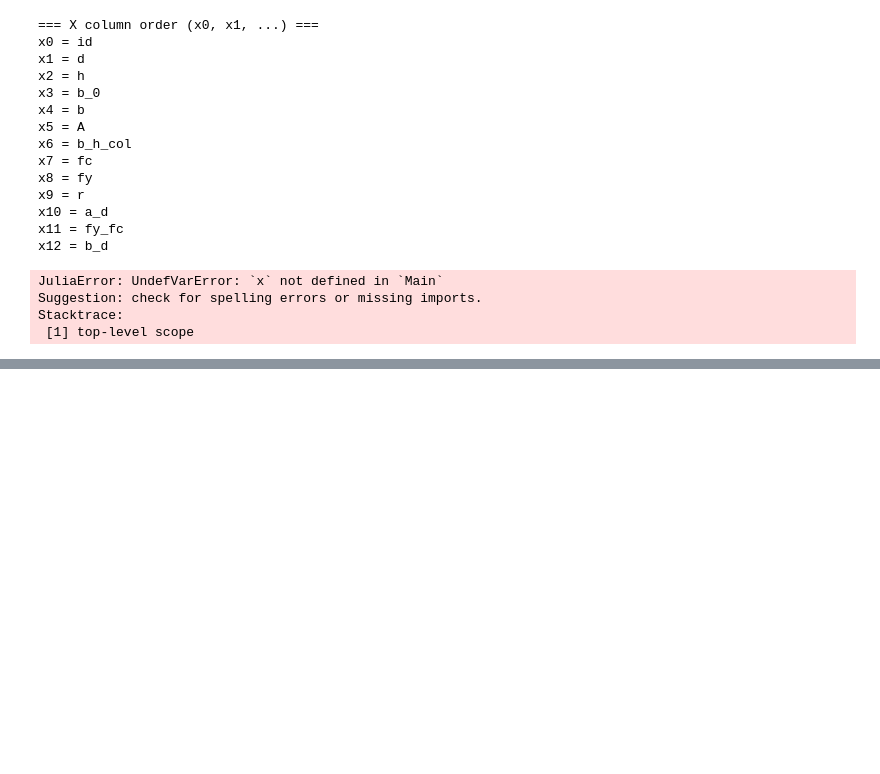
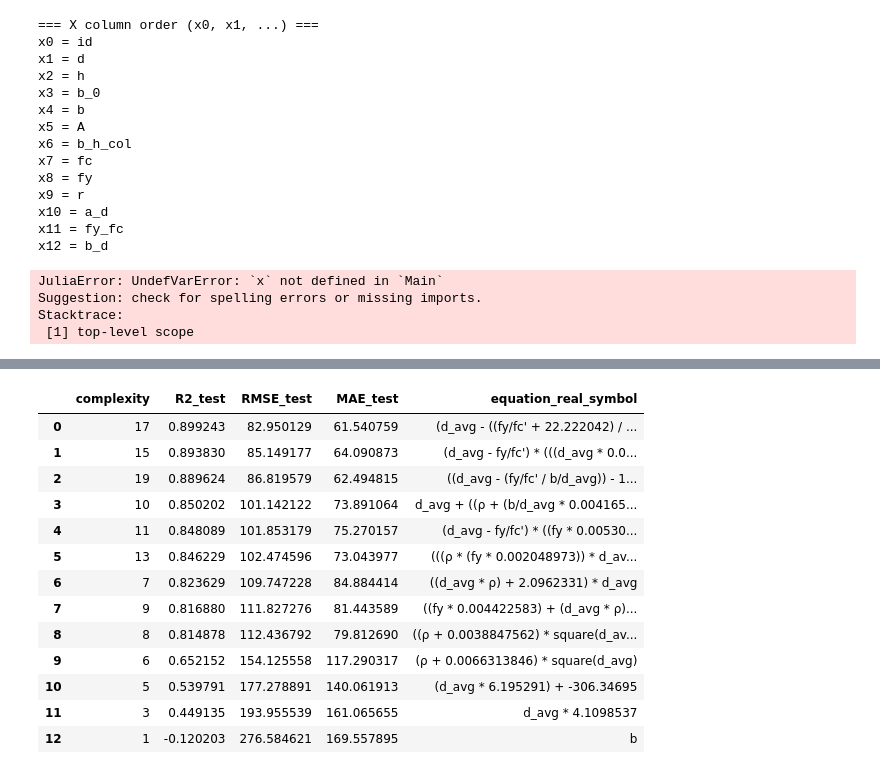
Before and after one commit to kosb123/Punching-shear, a Jupyter notebook: 코드/경험식.ipynb, the cells around one changed output, grey strips where cells are left out. Cells and saved outputs as stored; diff of their text form; code cells hidden in the pictures; blank space fills up the shorter version.

```diff
--- a/코드/경험식.ipynb
+++ b/코드/경험식.ipynb
@@ -196,0 +587,71 @@ x11 = b_d
+# %%
+import re
+import numpy as np
+import pandas as pd
+from sklearn.metrics import r2_score, mean_squared_error, mean_absolute_error
+
+# -----------------------------
+# 1) 변수 매핑 (확실하게)
+# -----------------------------
+# var_names 는 위에서 PySR에 넘긴 리스트
+# 예: ['a/d_avg','b/d_avg','fy/fc\'','b0','b','A','d_avg','fy','ρ']
+
+var_map = {f"x{i}": var_names[i] for i in range(len(var_names))}
+
+eqdf = model.equations_.copy()
+
+rows = []
+
+for i, row in eqdf.iterrows():
+
+    eq_raw = row["equation"]
+    comp   = row["complexity"]
+
+    # -----------------------------
+    # 2) x숫자 → 실제 변수명 변환 (정규식)
+    # -----------------------------
+    eq_real = eq_raw
+    for k, v in var_map.items():
+        eq_real = re.sub(rf"\b{k}\b", v, eq_real)
+
+    # -----------------------------
+    # 3) 성능 계산
+    # -----------------------------
+    f = row["lambda_format"]
+
+    yhat_train = f(X_train)
+    yhat_test  = f(X_test)
+
+    r2_tr = r2_score(y_train, yhat_train)
+    r2_te = r2_score(y_test, yhat_test)
+
+    rmse_te = np.sqrt(mean_squared_error(y_test, yhat_test))
+    mae_te  = mean_absolute_error(y_test, yhat_test)
+
+    rows.append({
+        "complexity": comp,
+        "R2_test":  r2_te,
+        "RMSE_test": rmse_te,
+        "MAE_test":  mae_te,
+        "equation_real_symbol": eq_real
+    })
+
+perf = pd.DataFrame(rows)
+perf = perf.sort_values("R2_test", ascending=False).reset_index(drop=True)
+perf.to_excel("pysr_hof_R2_table.xlsx", index=False)
+display(perf)
+# %% [output]
+|  | complexity | R2_test | RMSE_test | MAE_test | equation_real_symbol |
+| 0 | 17 | 0.899243 | 82.950129 | 61.540759 | (d_avg - ((fy/fc' + 22.222042) / ... |
+| 1 | 15 | 0.893830 | 85.149177 | 64.090873 | (d_avg - fy/fc') * (((d_avg * 0.0... |
+| 2 | 19 | 0.889624 | 86.819579 | 62.494815 | ((d_avg - (fy/fc' / b/d_avg)) - 1... |
+| 3 | 10 | 0.850202 | 101.142122 | 73.891064 | d_avg + ((ρ + (b/d_avg * 0.004165... |
+| 4 | 11 | 0.848089 | 101.853179 | 75.270157 | (d_avg - fy/fc') * ((fy * 0.00530... |
+| 5 | 13 | 0.846229 | 102.474596 | 73.043977 | (((ρ * (fy * 0.002048973)) * d_av... |
+| 6 | 7 | 0.823629 | 109.747228 | 84.884414 | ((d_avg * ρ) + 2.0962331) * d_avg |
+| 7 | 9 | 0.816880 | 111.827276 | 81.443589 | ((fy * 0.004422583) + (d_avg * ρ)... |
+| 8 | 8 | 0.814878 | 112.436792 | 79.812690 | ((ρ + 0.0038847562) * square(d_av... |
+| 9 | 6 | 0.652152 | 154.125558 | 117.290317 | (ρ + 0.0066313846) * square(d_avg) |
+| 10 | 5 | 0.539791 | 177.278891 | 140.061913 | (d_avg * 6.195291) + -306.34695 |
+| 11 | 3 | 0.449135 | 193.955539 | 161.065655 | d_avg * 4.1098537 |
+| 12 | 1 | -0.120203 | 276.584621 | 169.557895 | b |
```
Also changed, not shown: parts of 4 cells of this notebook, 9 other files.
